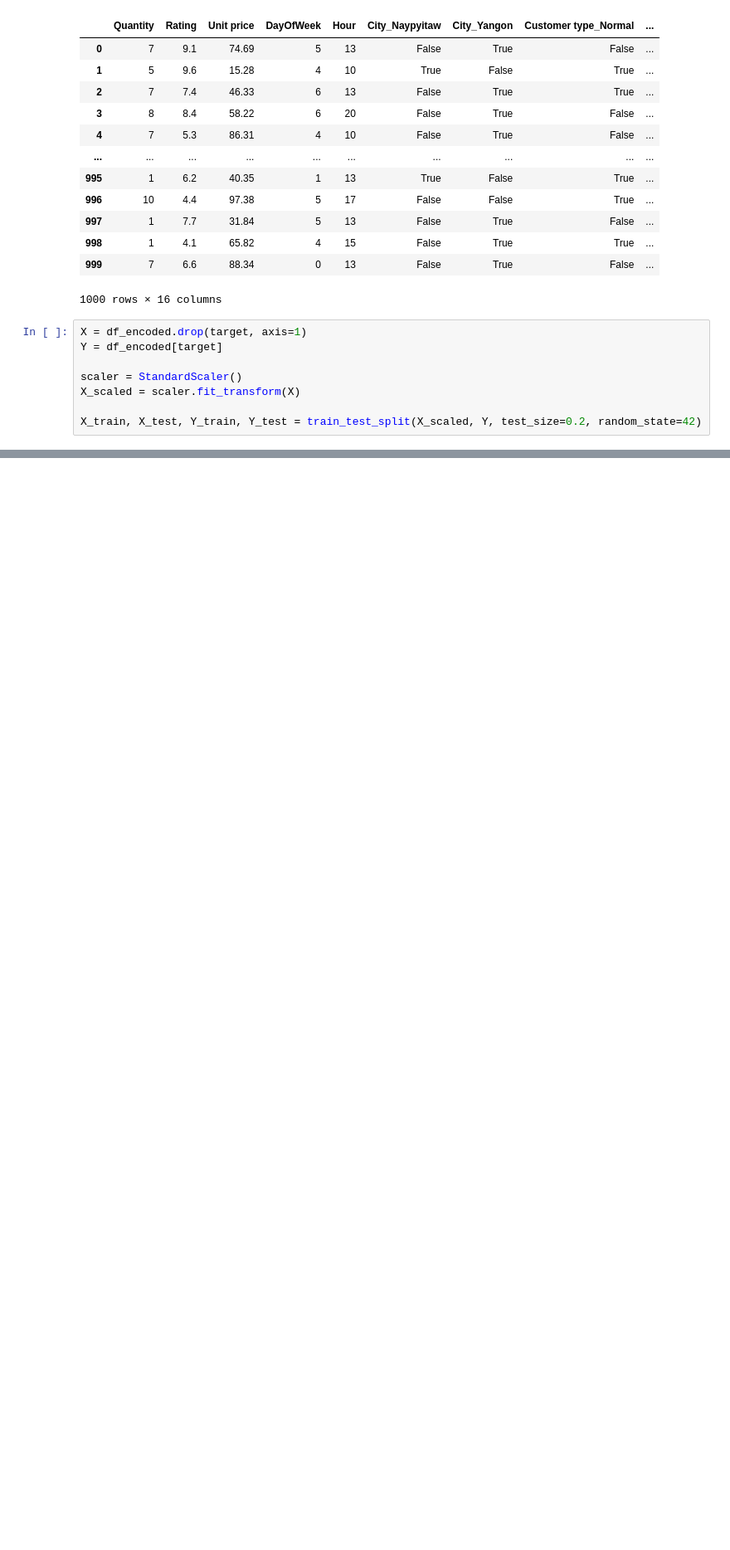
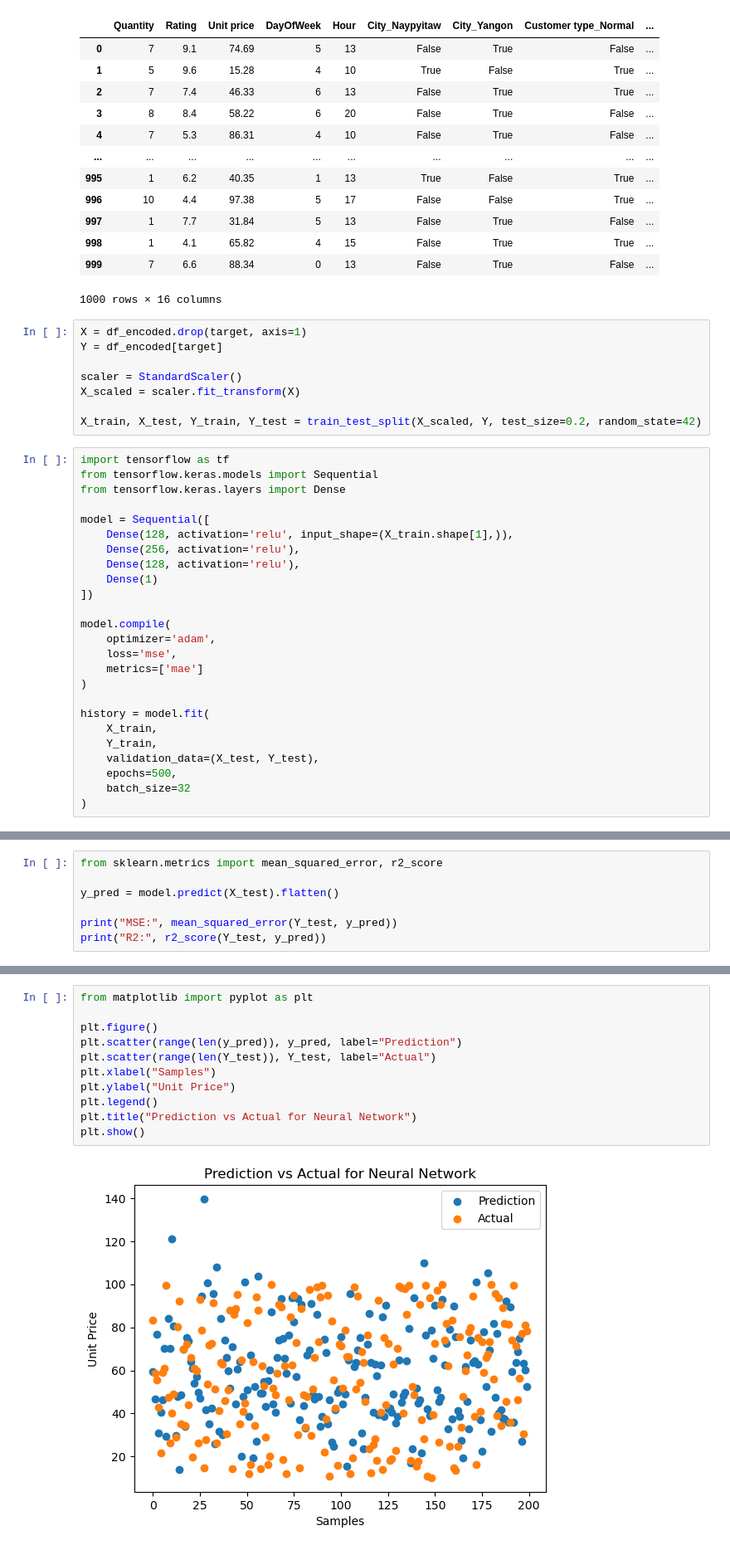
Before and after one commit to mateuszlamla/DL_Price_Optimization, a Jupyter notebook: main.ipynb, the cells around one changed output, grey strips where cells are left out. Shown at 83% size. Cells and saved outputs as stored; diff of their text form; blank space fills up the shorter version.

```diff
--- a/main.ipynb
+++ b/main.ipynb
@@ -56,3 +56,28 @@ scaler = StandardScaler()
 X_scaled = scaler.fit_transform(X)
 
 X_train, X_test, Y_train, Y_test = train_test_split(X_scaled, Y, test_size=0.2, random_state=42)
+# %%
+import tensorflow as tf
+from tensorflow.keras.models import Sequential
+from tensorflow.keras.layers import Dense
+
+model = Sequential([
+    Dense(128, activation='relu', input_shape=(X_train.shape[1],)),
+    Dense(256, activation='relu'),
+    Dense(128, activation='relu'),
+    Dense(1)
+])
+
+model.compile(
+    optimizer='adam',
+    loss='mse',
+    metrics=['mae']
+)
+
+history = model.fit(
+    X_train,
+    Y_train,
+    validation_data=(X_test, Y_test),
+    epochs=500,
+    batch_size=32
+)
@@ -58,0 +113,7 @@ X_train, X_test, Y_train, Y_test = train_test_split(X_scaled, Y, test_size=0.2,
+# %%
+from sklearn.metrics import mean_squared_error, r2_score
+
+y_pred = model.predict(X_test).flatten()
+
+print("MSE:", mean_squared_error(Y_test, y_pred))
+print("R2:", r2_score(Y_test, y_pred))
@@ -58,0 +124,13 @@ X_train, X_test, Y_train, Y_test = train_test_split(X_scaled, Y, test_size=0.2,
+# %%
+from matplotlib import pyplot as plt
+
+plt.figure()
+plt.scatter(range(len(y_pred)), y_pred, label="Prediction")
+plt.scatter(range(len(Y_test)), Y_test, label="Actual")
+plt.xlabel("Samples")
+plt.ylabel("Unit Price")
+plt.legend()
+plt.title("Prediction vs Actual for Neural Network")
+plt.show()
+# %% [output]
+[figure, added]
```
Also changed, not shown: parts of 11 cells of this notebook.
